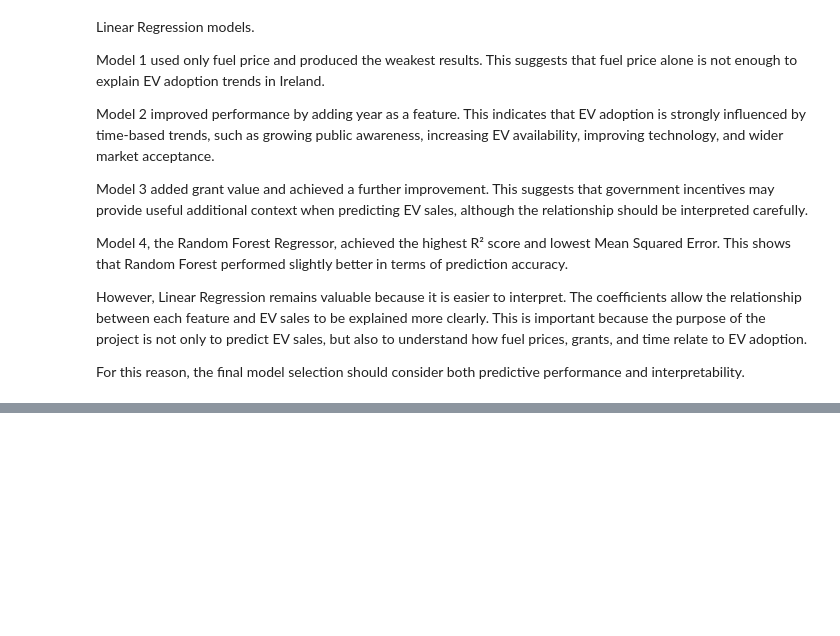
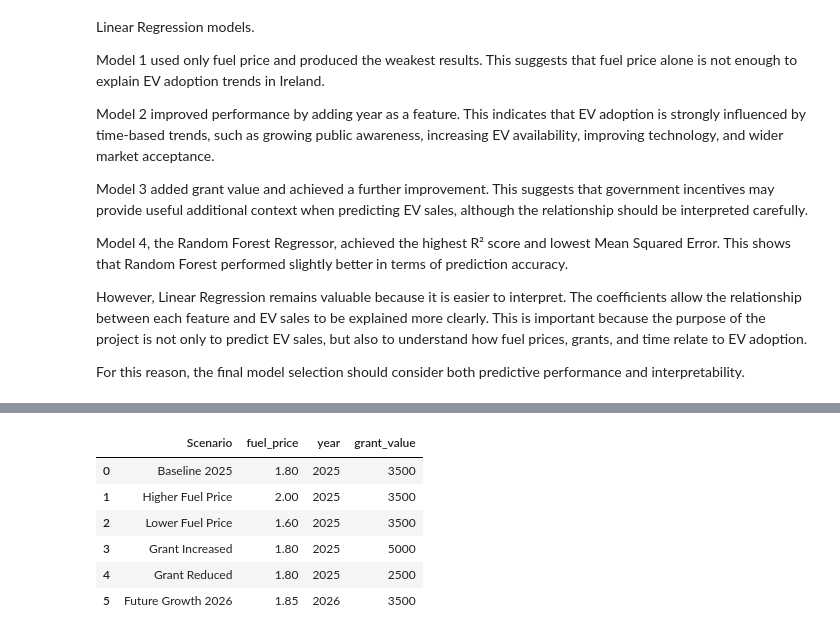
Before and after one commit to Guilherme2022448/Final-Project, a Jupyter notebook: ev_adoption_analysis.ipynb, the cells around one changed output, grey strips where cells are left out. Saved outputs shown, nothing was run; the diff lists cells and outputs as text; code cells hidden in the pictures; blank space fills up the shorter version.

```diff
--- a/ev_adoption_analysis.ipynb
+++ b/ev_adoption_analysis.ipynb
@@ -1306,0 +1323,52 @@ For this reason, the final model selection should consider both predictive perfo
+# %%
+# Scenario Simulation Prototype
+
+# Create a dataframe with different possible future scenarios
+scenario_df = pd.DataFrame({
+    'Scenario': [
+        'Baseline 2025',
+        'Higher Fuel Price',
+        'Lower Fuel Price',
+        'Grant Increased',
+        'Grant Reduced',
+        'Future Growth 2026'
+    ],
+
+    'fuel_price': [
+        1.80,   # baseline estimated fuel price
+        2.00,   # higher fuel price scenario
+        1.60,   # lower fuel price scenario
+        1.80,   # same fuel price, higher grant
+        1.80,   # same fuel price, lower grant
+        1.85    # future year estimate
+    ],
+
+    'year': [
+        2025,
+        2025,
+        2025,
+        2025,
+        2025,
+        2026
+    ],
+
+    'grant_value': [
+        3500,   # current/recent grant value assumption
+        3500,
+        3500,
+        5000,   # increased grant scenario
+        2500,   # reduced grant scenario
+        3500
+    ]
+})
+
+# Display the scenario input table
+scenario_df
+# %% [output]
+|  | Scenario | fuel_price | year | grant_value |
+| 0 | Baseline 2025 | 1.80 | 2025 | 3500 |
+| 1 | Higher Fuel Price | 2.00 | 2025 | 3500 |
+| 2 | Lower Fuel Price | 1.60 | 2025 | 3500 |
+| 3 | Grant Increased | 1.80 | 2025 | 5000 |
+| 4 | Grant Reduced | 1.80 | 2025 | 2500 |
+| 5 | Future Growth 2026 | 1.85 | 2026 | 3500 |
```
Also changed, not shown: parts of 4 cells of this notebook.
